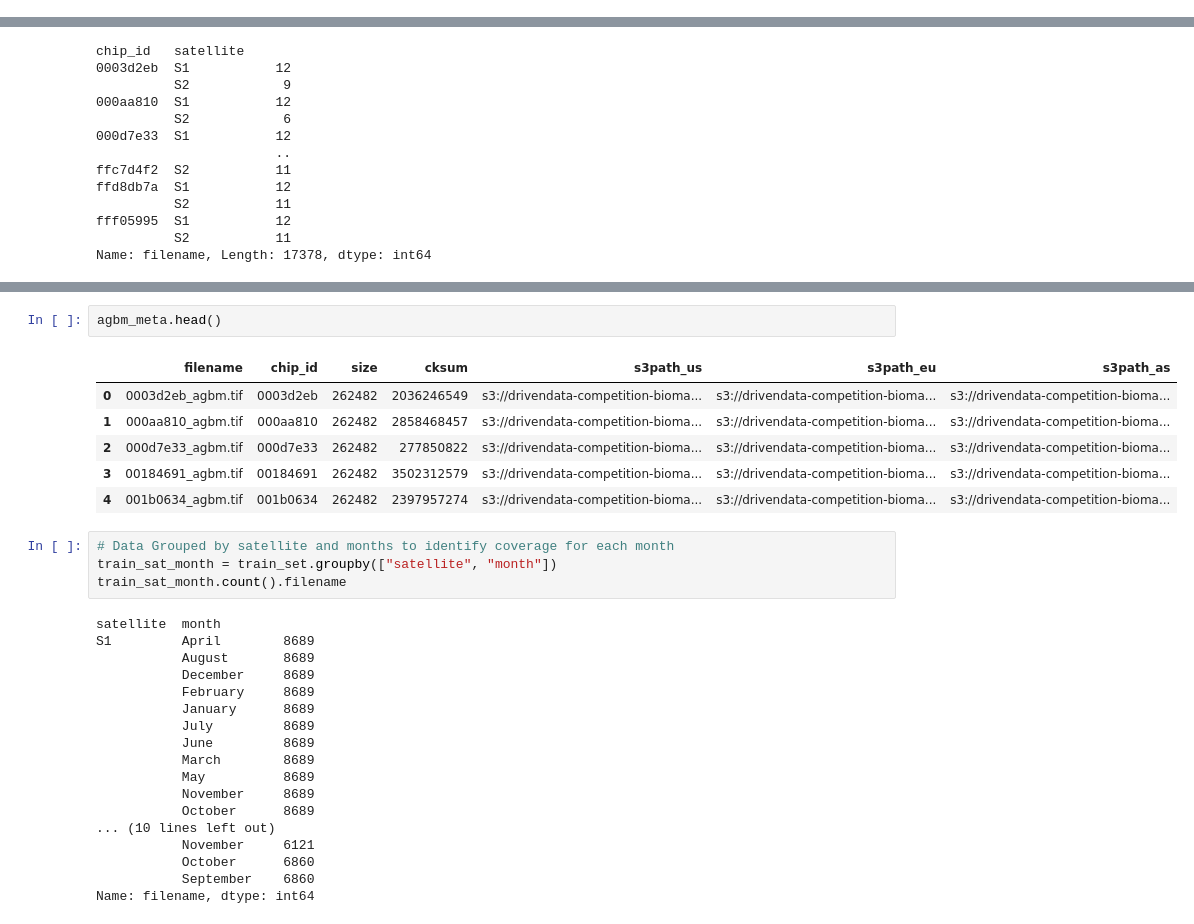
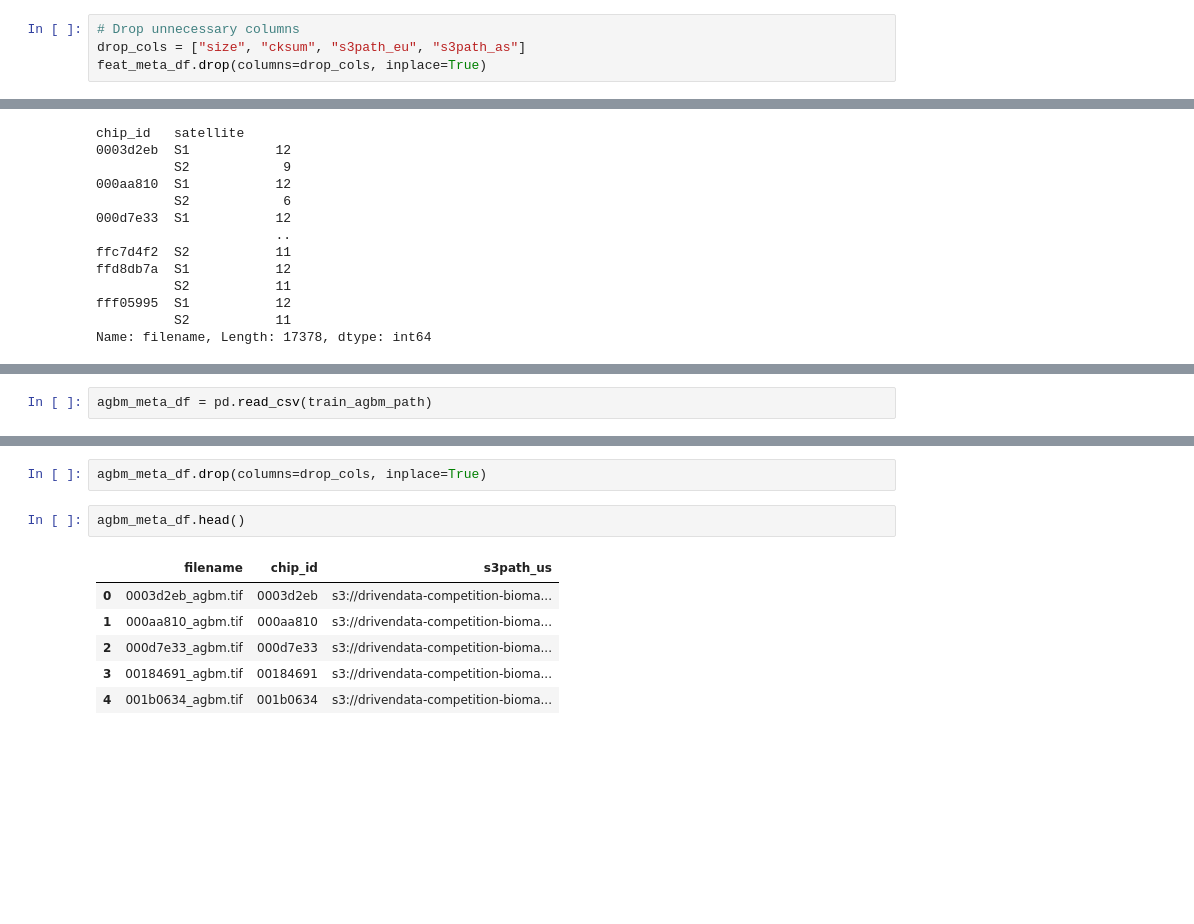
Before and after one commit to goopyflux/BioMassters, a Jupyter notebook: notebooks/metadata_exploration.ipynb, the cells around one changed output, grey strips where cells are left out. Cells and saved outputs as stored; diff of their text form; blank space fills up the shorter version.

```diff
--- a/notebooks/metadata_exploration.ipynb
+++ b/notebooks/metadata_exploration.ipynb
@@ -60,0 +69,4 @@ None
+# %%
+# Drop unnecessary columns
+drop_cols = ["size", "cksum", "s3path_eu", "s3path_as"]
+feat_meta_df.drop(columns=drop_cols, inplace=True)
@@ -150,0 +206,2 @@ None
+# %%
+agbm_meta_df = pd.read_csv(train_agbm_path)
@@ -151,31 +229,11 @@ None
+# %%
+agbm_meta_df.drop(columns=drop_cols, inplace=True)
 # %%
-agbm_meta.head()
+agbm_meta_df.head()
 # %% [output]
-|  | filename | chip_id | size | cksum | s3path_us | s3path_eu | s3path_as |
-| 0 | 0003d2eb_agbm.tif | 0003d2eb | 262482 | 2036246549 | s3://drivendata-competition-bioma... | s3://drivendata-competition-bioma... | s3://drivendata-competition-bioma... |
-| 1 | 000aa810_agbm.tif | 000aa810 | 262482 | 2858468457 | s3://drivendata-competition-bioma... | s3://drivendata-competition-bioma... | s3://drivendata-competition-bioma... |
-| 2 | 000d7e33_agbm.tif | 000d7e33 | 262482 | 277850822 | s3://drivendata-competition-bioma... | s3://drivendata-competition-bioma... | s3://drivendata-competition-bioma... |
-| 3 | 00184691_agbm.tif | 00184691 | 262482 | 3502312579 | s3://drivendata-competition-bioma... | s3://drivendata-competition-bioma... | s3://drivendata-competition-bioma... |
-| 4 | 001b0634_agbm.tif | 001b0634 | 262482 | 2397957274 | s3://drivendata-competition-bioma... | s3://drivendata-competition-bioma... | s3://drivendata-competition-bioma... |
+|  | filename | chip_id | s3path_us |
+| 0 | 0003d2eb_agbm.tif | 0003d2eb | s3://drivendata-competition-bioma... |
+| 1 | 000aa810_agbm.tif | 000aa810 | s3://drivendata-competition-bioma... |
+| 2 | 000d7e33_agbm.tif | 000d7e33 | s3://drivendata-competition-bioma... |
+| 3 | 00184691_agbm.tif | 00184691 | s3://drivendata-competition-bioma... |
+| 4 | 001b0634_agbm.tif | 001b0634 | s3://drivendata-competition-bioma... |
-# %%
-# Data Grouped by satellite and months to identify coverage for each month
-train_sat_month = train_set.groupby(["satellite", "month"])
-train_sat_month.count().filename
-# %% [output]
-satellite  month
-S1         April        8689
-           August       8689
-           December     8689
-           February     8689
-           January      8689
-           July         8689
-           June         8689
-           March        8689
-           May          8689
-           November     8689
-           October      8689
-... (10 lines left out)
-           November     6121
-           October      6860
-           September    6860
-Name: filename, dtype: int64
```
Also changed, not shown: parts of 58 cells of this notebook, 9 other files.
